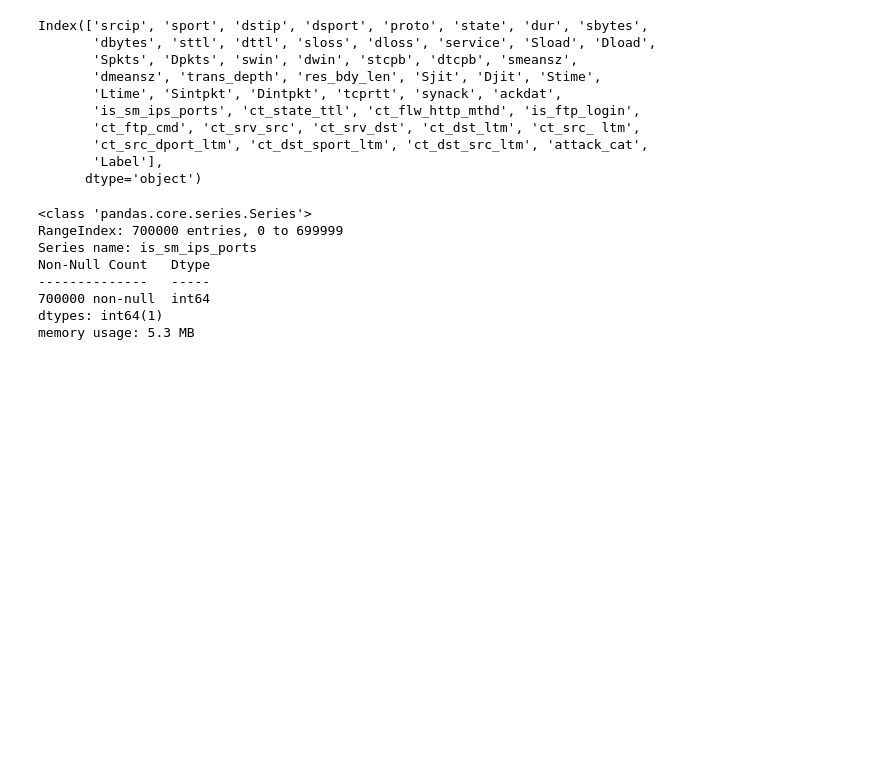
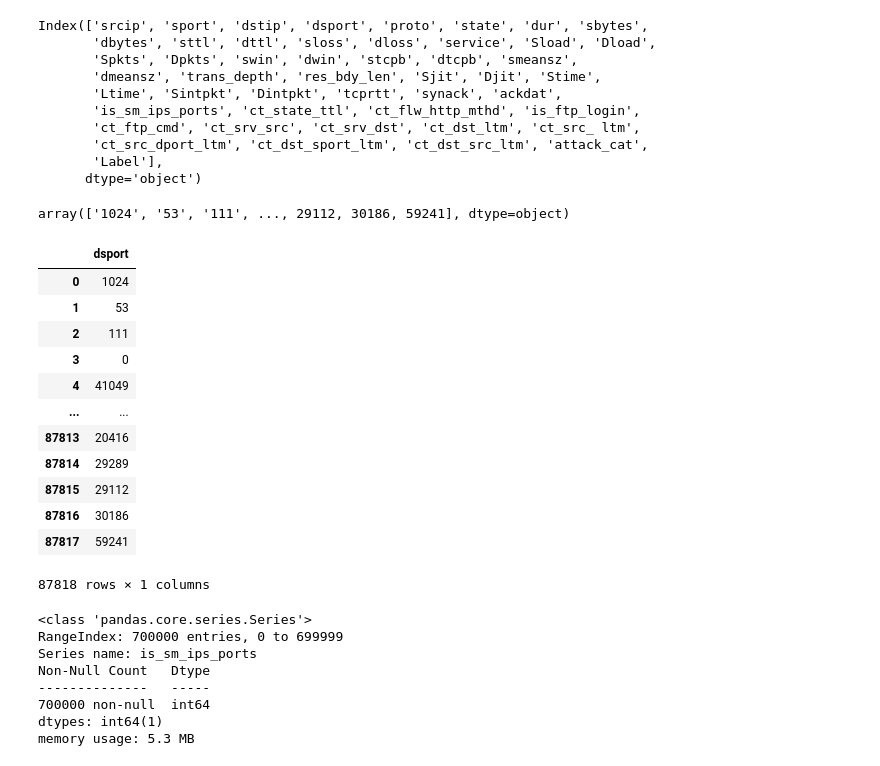
Before and after one commit to laresamdeola/Machine-Learning, a Jupyter notebook: Network_Security_Experiments.ipynb, the cells around one changed output. Saved outputs shown, nothing was run; the diff lists cells and outputs as text; code cells hidden in the pictures; blank space fills up the shorter version.

```diff
--- a/Network_Security_Experiments.ipynb
+++ b/Network_Security_Experiments.ipynb
@@ -126,3 +142,6 @@ Name: dsport, Length: 700000, dtype: object
+# %%
+data['dsport'].replace('0xc0a8', 53, inplace=True)
+# data['service'].replace('-', 'others', inplace=True)
 # %%
 data.columns
 # %% [output]
@@ -136,3 +155,29 @@ Index(['srcip', 'sport', 'dstip', 'dsport', 'proto', 'state', 'dur', 'sbytes',
        'ct_src_dport_ltm', 'ct_dst_sport_ltm', 'ct_dst_src_ltm', 'attack_cat',
        'Label'],
       dtype='object')
+# %%
+data['dsport'].unique()
+# %% [output]
+array(['1024', '53', '111', ..., 29112, 30186, 59241], dtype=object)
+# %%
+dsport_only = {
+    'dsport': data['dsport'].unique()
+}
+
+dsport_only_frame = pd.DataFrame(dsport_only)
+# %%
+dsport_only_frame
+# %% [output]
+|  | dsport |
+| 0 | 1024 |
+| 1 | 53 |
+| 2 | 111 |
+| 3 | 0 |
+| 4 | 41049 |
+| ... | ... |
+| 87813 | 20416 |
+| 87814 | 29289 |
+| 87815 | 29112 |
+| 87816 | 30186 |
+| 87817 | 59241 |
+87818 rows × 1 columns
```
Also changed, not shown: parts of 46 cells of this notebook.
